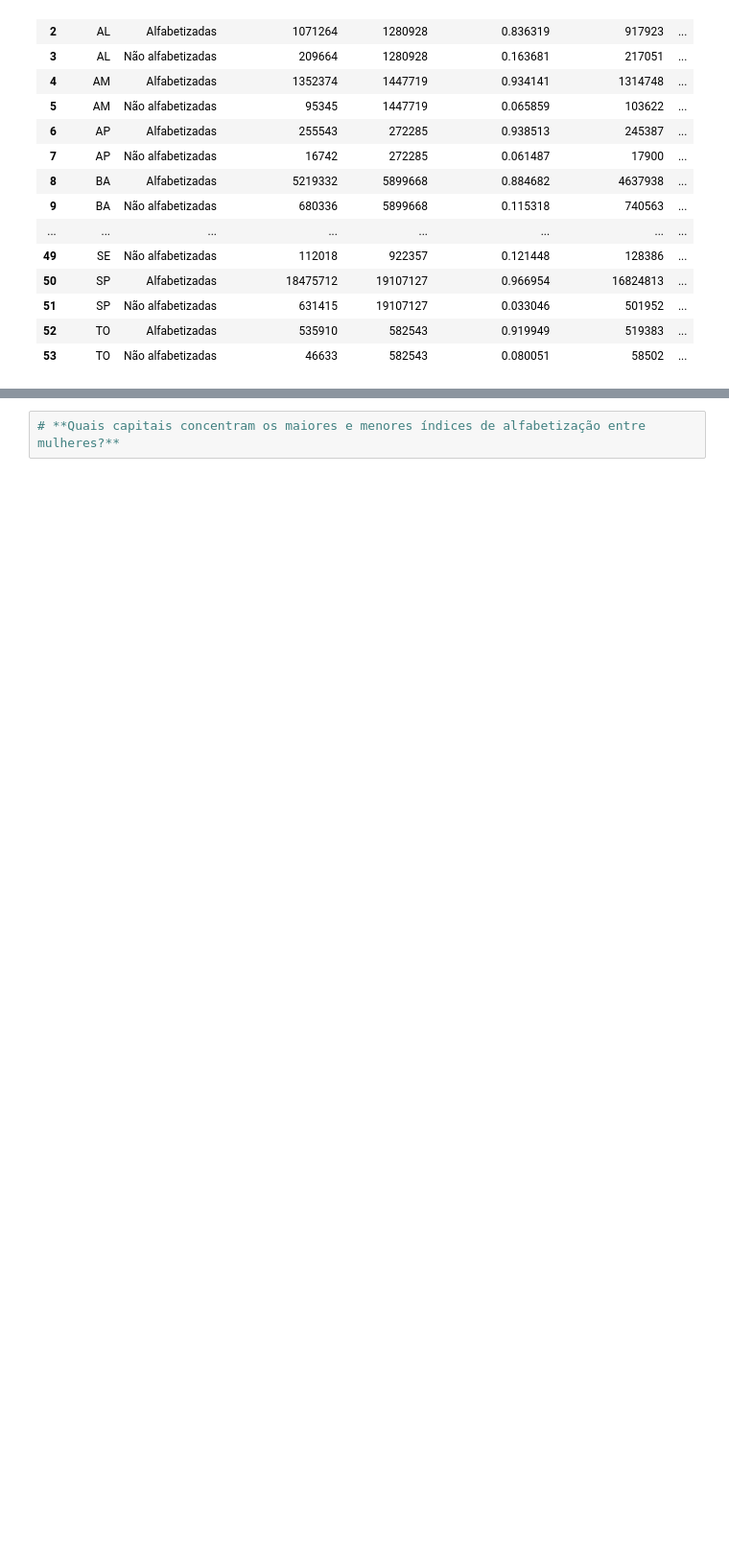
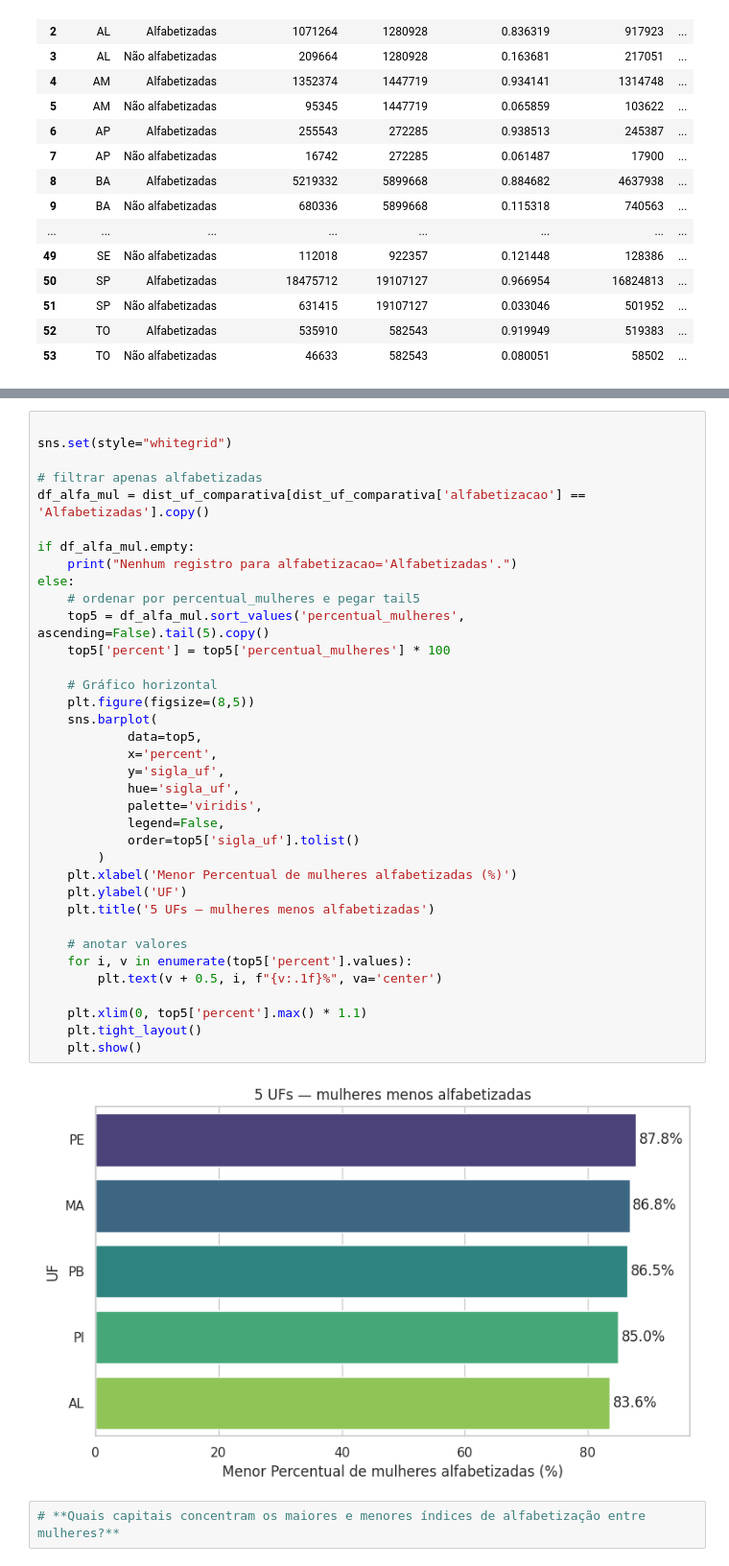
Before and after one commit to patriciacarbri/analise-alfabetizacao-mulheres-brasil, a Jupyter notebook: analise.ipynb, the cells around one changed output, grey strips where cells are left out. Shown at 96% size. Cells and saved outputs as stored; diff of their text form; blank space fills up the shorter version.

```diff
--- a/analise.ipynb
+++ b/analise.ipynb
@@ -487,2 +526,40 @@ dist_uf_comparativa
+# %%
+
+sns.set(style="whitegrid")
+
+# filtrar apenas alfabetizadas
+df_alfa_mul = dist_uf_comparativa[dist_uf_comparativa['alfabetizacao'] == 'Alfabetizadas'].copy()
+
+if df_alfa_mul.empty:
+    print("Nenhum registro para alfabetizacao='Alfabetizadas'.")
+else:
+    # ordenar por percentual_mulheres e pegar tail5
+    top5 = df_alfa_mul.sort_values('percentual_mulheres', ascending=False).tail(5).copy()
+    top5['percent'] = top5['percentual_mulheres'] * 100
+
+    # Gráfico horizontal
+    plt.figure(figsize=(8,5))
+    sns.barplot(
+            data=top5,
+            x='percent',
+            y='sigla_uf',
+            hue='sigla_uf',
+            palette='viridis',
+            legend=False,
+            order=top5['sigla_uf'].tolist()
+        )
+    plt.xlabel('Menor Percentual de mulheres alfabetizadas (%)')
+    plt.ylabel('UF')
+    plt.title('5 UFs — mulheres menos alfabetizadas')
+
+    # anotar valores
+    for i, v in enumerate(top5['percent'].values):
+        plt.text(v + 0.5, i, f"{v:.1f}%", va='center')
+
+    plt.xlim(0, top5['percent'].max() * 1.1)
+    plt.tight_layout()
+    plt.show()
+# %% [output]
+[figure, added]
 # %%
 # **Quais capitais concentram os maiores e menores índices de alfabetização entre mulheres?**
```
Also changed, not shown: parts of 9 cells of this notebook.
